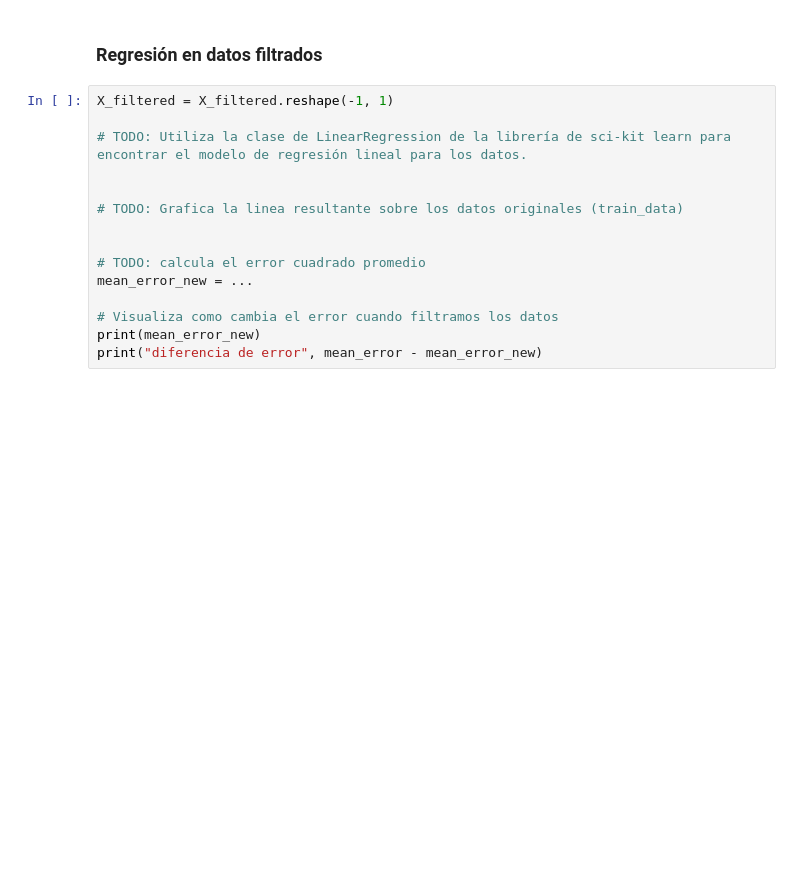
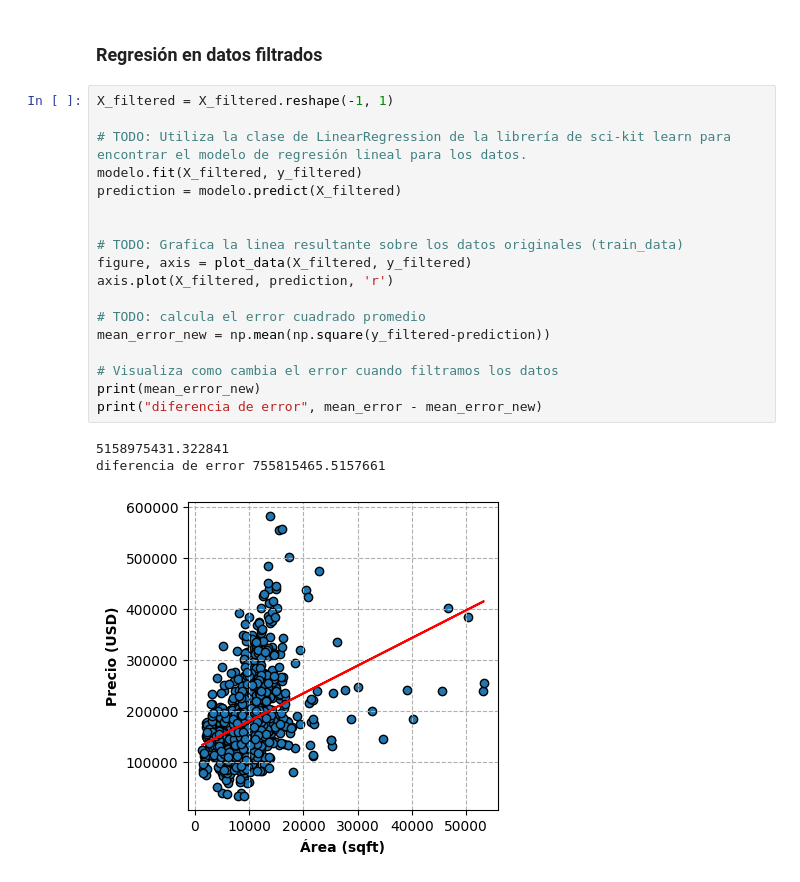
Before and after one commit to JessicaBorja/ML23, a Jupyter notebook: ml23/ejercicio_1_LinearReg/linear_regression.ipynb, the cells around one changed output. Saved outputs shown, nothing was run; the diff lists cells and outputs as text; blank space fills up the shorter version.

```diff
--- a/ml23/ejercicio_1_LinearReg/linear_regression.ipynb
+++ b/ml23/ejercicio_1_LinearReg/linear_regression.ipynb
@@ -244,18 +254,25 @@ plt.show()
 # %%
 X_filtered = X_filtered.reshape(-1, 1)
 
 # TODO: Utiliza la clase de LinearRegression de la librería de sci-kit learn para encontrar el modelo de regresión lineal para los datos.
+modelo.fit(X_filtered, y_filtered)
+prediction = modelo.predict(X_filtered)
 
 
 # TODO: Grafica la linea resultante sobre los datos originales (train_data)
-
+figure, axis = plot_data(X_filtered, y_filtered)
+axis.plot(X_filtered, prediction, 'r')
 
 # TODO: calcula el error cuadrado promedio
-mean_error_new = ...
+mean_error_new = np.mean(np.square(y_filtered-prediction))
 
 # Visualiza como cambia el error cuando filtramos los datos
 print(mean_error_new)
 print("diferencia de error", mean_error - mean_error_new)
+# %% [output]
+5158975431.322841
+diferencia de error 755815465.5157661
+[figure, added]
 # %% [markdown]
 ## TODO: Responde las siguientes preguntas
 
```
Also changed, not shown: parts of 10 cells of this notebook.
